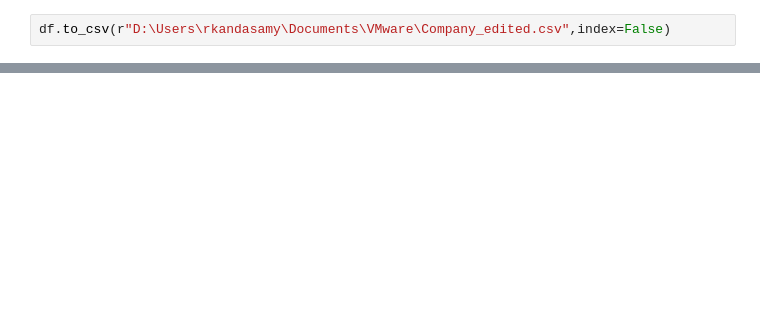
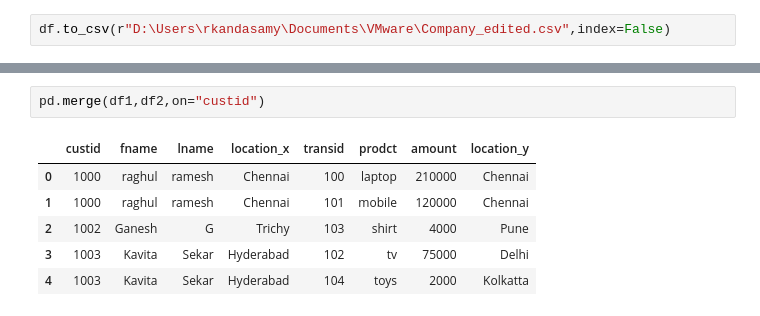
Before and after one commit to RaghulRameshTrainer/VMware_Python, a Jupyter notebook: pandas.ipynb, the cells around one changed output, grey strips where cells are left out. Drawn from its saved outputs; the diff is of its cells as text; blank space fills up the shorter version.

```diff
--- a/pandas.ipynb
+++ b/pandas.ipynb
@@ -439,0 +480,9 @@ df.to_csv(r"D:\Users\rkandasamy\Documents\VMware\Company_edited.csv",index=False
+# %%
+pd.merge(df1,df2,on="custid")
+# %% [output]
+|  | custid | fname | lname | location_x | transid | prodct | amount | location_y |
+| 0 | 1000 | raghul | ramesh | Chennai | 100 | laptop | 210000 | Chennai |
+| 1 | 1000 | raghul | ramesh | Chennai | 101 | mobile | 120000 | Chennai |
+| 2 | 1002 | Ganesh | G | Trichy | 103 | shirt | 4000 | Pune |
+| 3 | 1003 | Kavita | Sekar | Hyderabad | 102 | tv | 75000 | Delhi |
+| 4 | 1003 | Kavita | Sekar | Hyderabad | 104 | toys | 2000 | Kolkatta |
```
Also changed, not shown: parts of 9 cells of this notebook.
